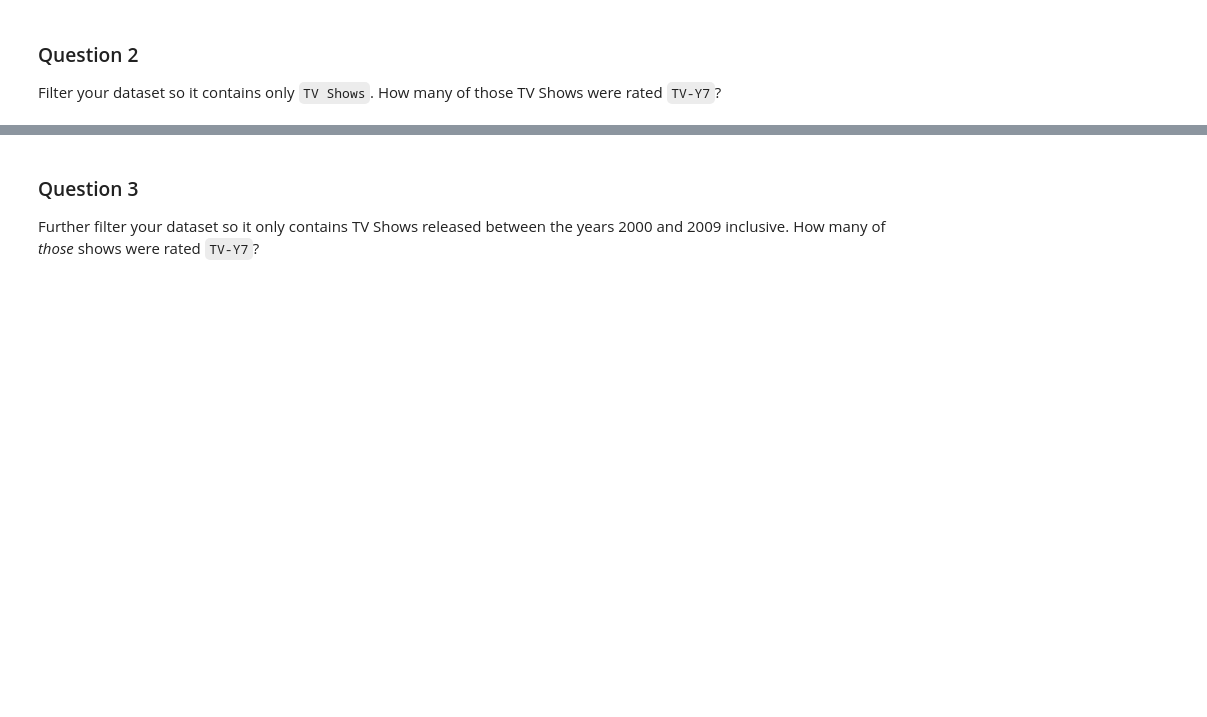
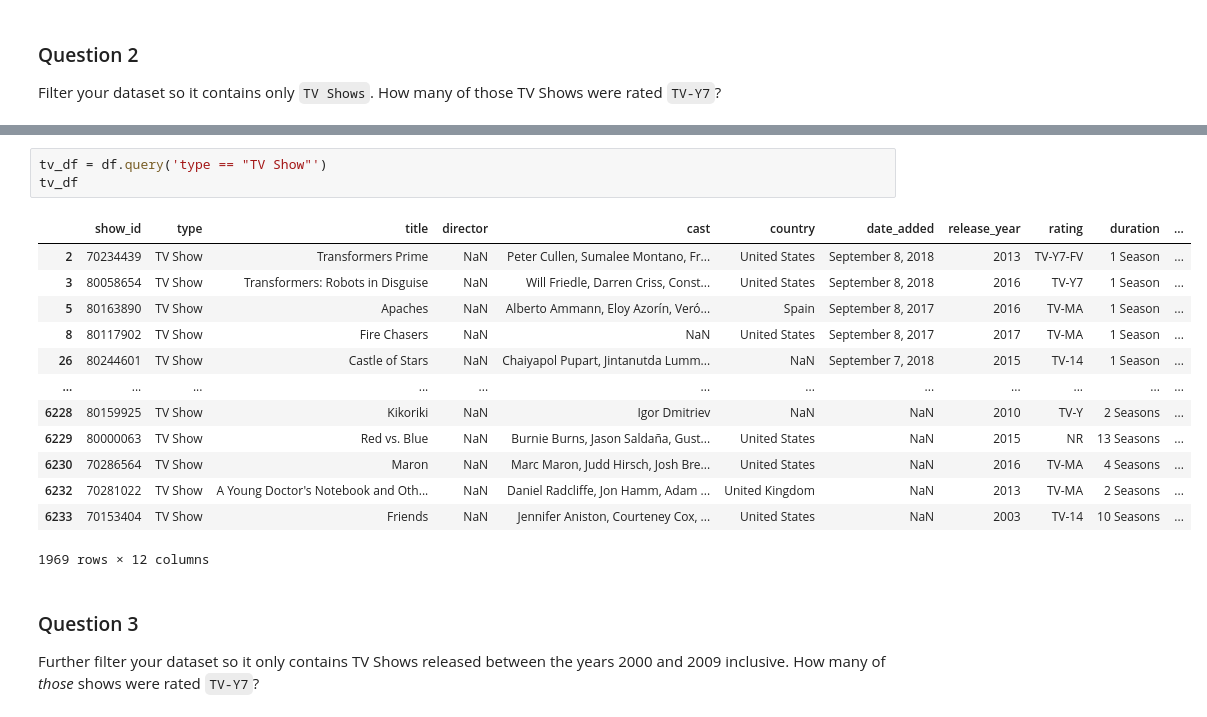
Before and after one commit to katehatch19/ds250, a Jupyter notebook: notebooks/module01-assessment.ipynb, the cells around one changed output, grey strips where cells are left out. Saved outputs shown, nothing was run; the diff lists cells and outputs as text; blank space fills up the shorter version.

```diff
--- a/notebooks/module01-assessment.ipynb
+++ b/notebooks/module01-assessment.ipynb
@@ -35,3 +64,20 @@ Filter your dataset so it contains only `TV Shows`. How many of those TV Shows w
+# %%
+tv_df = df.query('type == "TV Show"')
+tv_df
+# %% [output]
+|  | show_id | type | title | director | cast | country | date_added | release_year | rating | duration | ... |
+| 2 | 70234439 | TV Show | Transformers Prime | NaN | Peter Cullen, Sumalee Montano, Fr... | United States | September 8, 2018 | 2013 | TV-Y7-FV | 1 Season | ... |
+| 3 | 80058654 | TV Show | Transformers: Robots in Disguise | NaN | Will Friedle, Darren Criss, Const... | United States | September 8, 2018 | 2016 | TV-Y7 | 1 Season | ... |
+| 5 | 80163890 | TV Show | Apaches | NaN | Alberto Ammann, Eloy Azorín, Veró... | Spain | September 8, 2017 | 2016 | TV-MA | 1 Season | ... |
+| 8 | 80117902 | TV Show | Fire Chasers | NaN | NaN | United States | September 8, 2017 | 2017 | TV-MA | 1 Season | ... |
+| 26 | 80244601 | TV Show | Castle of Stars | NaN | Chaiyapol Pupart, Jintanutda Lumm... | NaN | September 7, 2018 | 2015 | TV-14 | 1 Season | ... |
+| ... | ... | ... | ... | ... | ... | ... | ... | ... | ... | ... | ... |
+| 6228 | 80159925 | TV Show | Kikoriki | NaN | Igor Dmitriev | NaN | NaN | 2010 | TV-Y | 2 Seasons | ... |
+| 6229 | 80000063 | TV Show | Red vs. Blue | NaN | Burnie Burns, Jason Saldaña, Gust... | United States | NaN | 2015 | NR | 13 Seasons | ... |
+| 6230 | 70286564 | TV Show | Maron | NaN | Marc Maron, Judd Hirsch, Josh Bre... | United States | NaN | 2016 | TV-MA | 4 Seasons | ... |
+| 6232 | 70281022 | TV Show | A Young Doctor's Notebook and Oth... | NaN | Daniel Radcliffe, Jon Hamm, Adam ... | United Kingdom | NaN | 2013 | TV-MA | 2 Seasons | ... |
+| 6233 | 70153404 | TV Show | Friends | NaN | Jennifer Aniston, Courteney Cox, ... | United States | NaN | 2003 | TV-14 | 10 Seasons | ... |
+1969 rows × 12 columns
 # %% [markdown]
 ### Question 3
 Further filter your dataset so it only contains TV Shows released between the years 2000 and 2009 inclusive. How many of *those* shows were rated `TV-Y7`?
```
Also changed, not shown: parts of 13 cells of this notebook.
